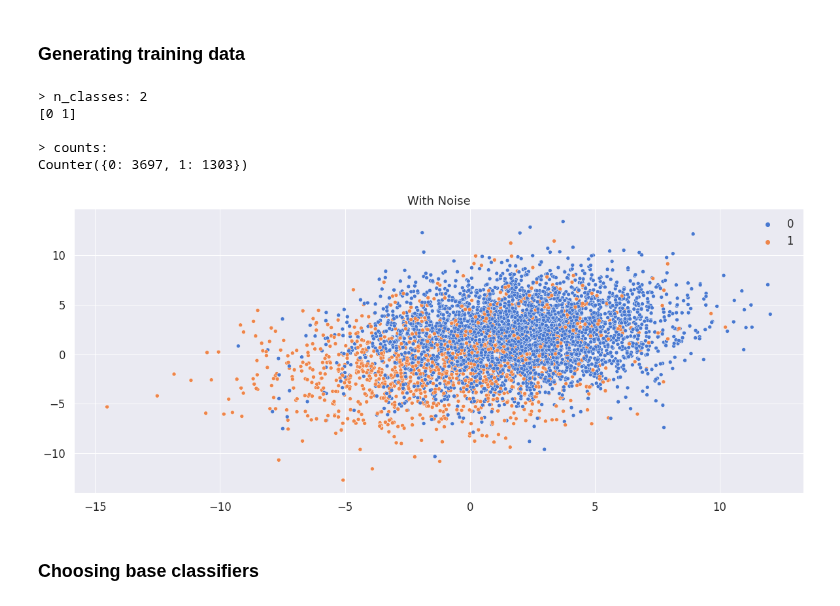
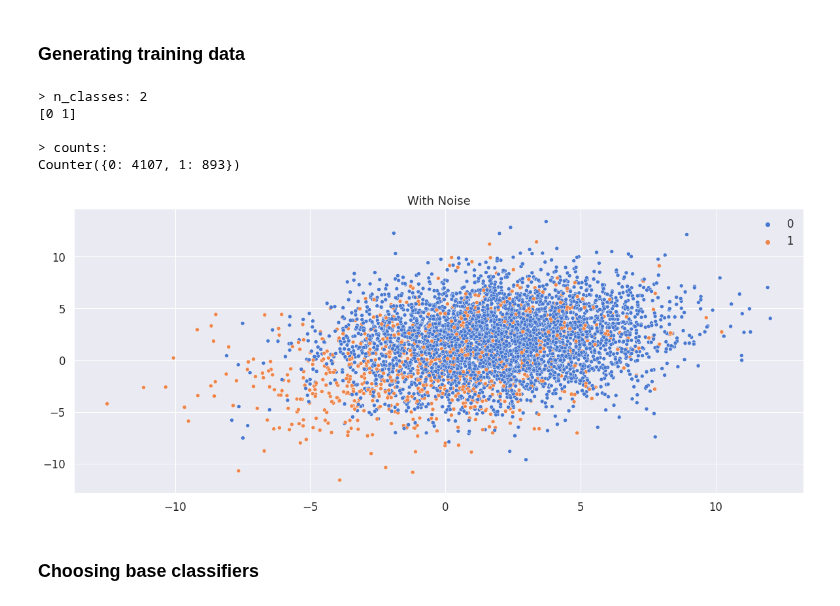
Before and after one commit to pleiadian53/cf_ensemble, a Jupyter notebook: Demo-CF-Stacking-part4.ipynb, the cells around one changed output. Cells and saved outputs as stored; diff of their text form; code cells hidden in the pictures.

```diff
--- a/Demo-CF-Stacking-part4.ipynb
+++ b/Demo-CF-Stacking-part4.ipynb
@@ -122,18 +122,18 @@ np.set_printoptions(precision=3, edgeitems=5, suppress=True)
 # %%
 %matplotlib inline
 import data_pipeline as dp
 
-max_class_ratio=0.80
+max_class_ratio=0.90
 
 # get the dataset
 X0, y0 = dp.generate_imbalanced_data(class_ratio=max_class_ratio, verbose=1)
 # %% [output]
 > n_classes: 2
 [0 1]
 
 > counts:
-Counter({0: 3697, 1: 1303})
+Counter({0: 4107, 1: 893})
-[figure, old version]
+[figure, new version]
 # %% [markdown]
 ### Choosing base classifiers
 # %%
```
Also changed, not shown: parts of 13 cells of this notebook, 1 other file.
